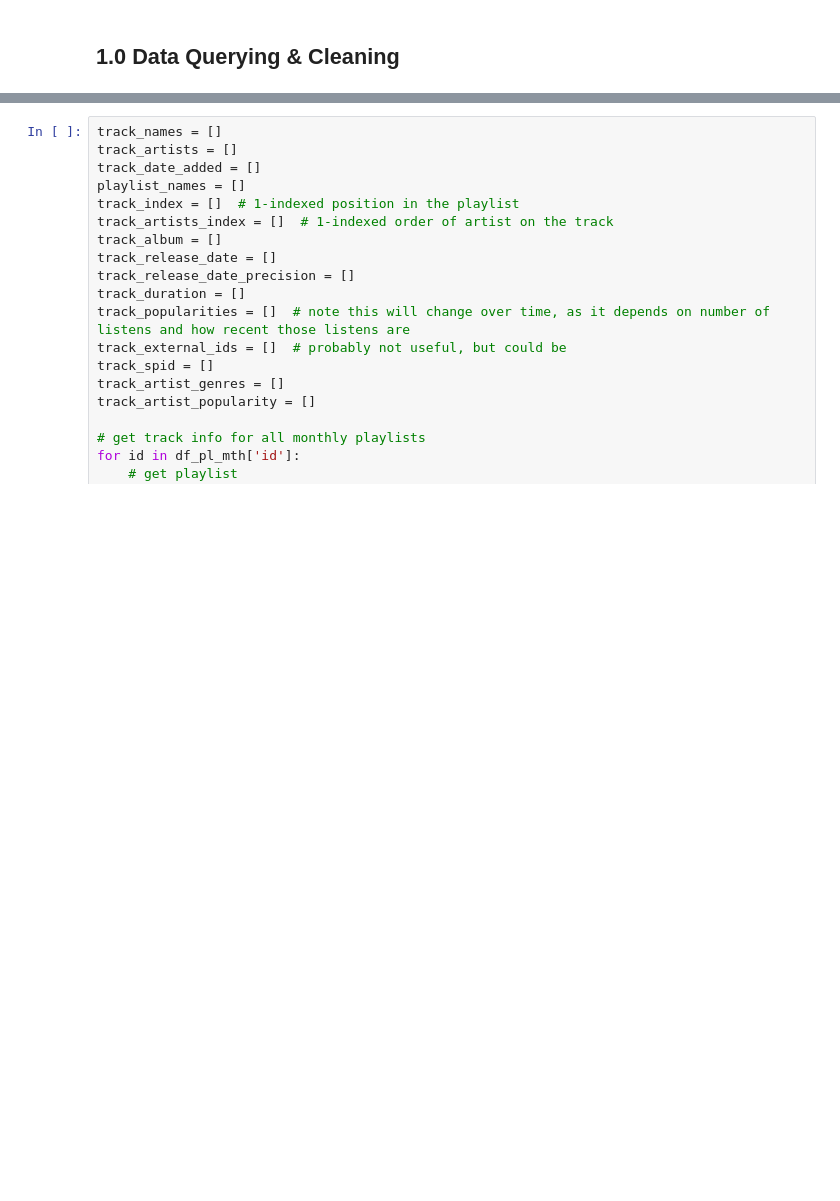
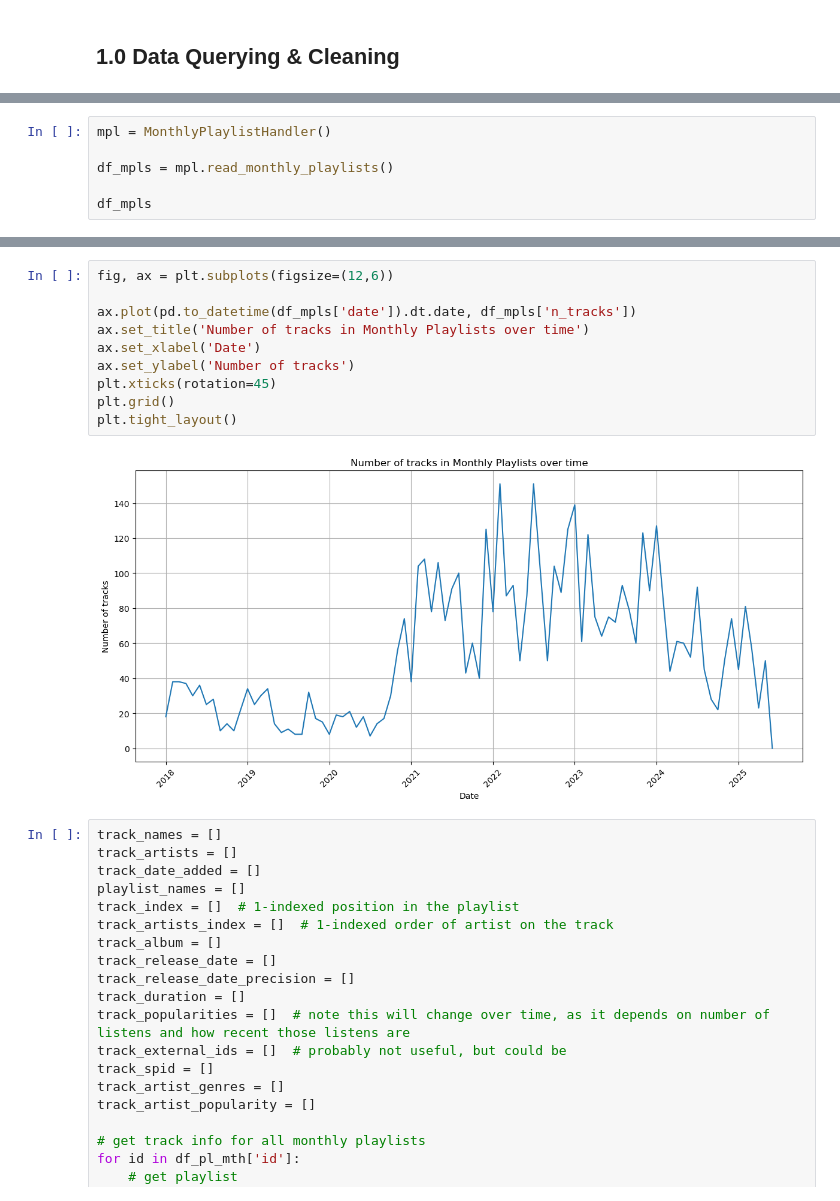
Before and after one commit to Hugo-Neely/spotify-project, a Jupyter notebook: analysis.ipynb, the cells around one changed output, grey strips where cells are left out. Saved outputs shown, nothing was run; the diff lists cells and outputs as text; blank space fills up the shorter version.

Commit message:
tidy monthly playlist csv reading section of analysis.ipynb

```diff
--- a/analysis.ipynb
+++ b/analysis.ipynb
@@ -270,0 +29,6 @@ df_pl_mth
+# %%
+mpl = MonthlyPlaylistHandler()
+
+df_mpls = mpl.read_monthly_playlists()
+
+df_mpls
@@ -271,3 +50,15 @@ df_pl_mth
+# %%
+fig, ax = plt.subplots(figsize=(12,6))
+
+ax.plot(pd.to_datetime(df_mpls['date']).dt.date, df_mpls['n_tracks'])
+ax.set_title('Number of tracks in Monthly Playlists over time')
+ax.set_xlabel('Date')
+ax.set_ylabel('Number of tracks')
+plt.xticks(rotation=45)
+plt.grid()
+plt.tight_layout()
+# %% [output]
+[figure, added]
 # %%
 track_names = []
 track_artists = []
```
Also changed, not shown: parts of 15 cells of this notebook, 3 other files.
